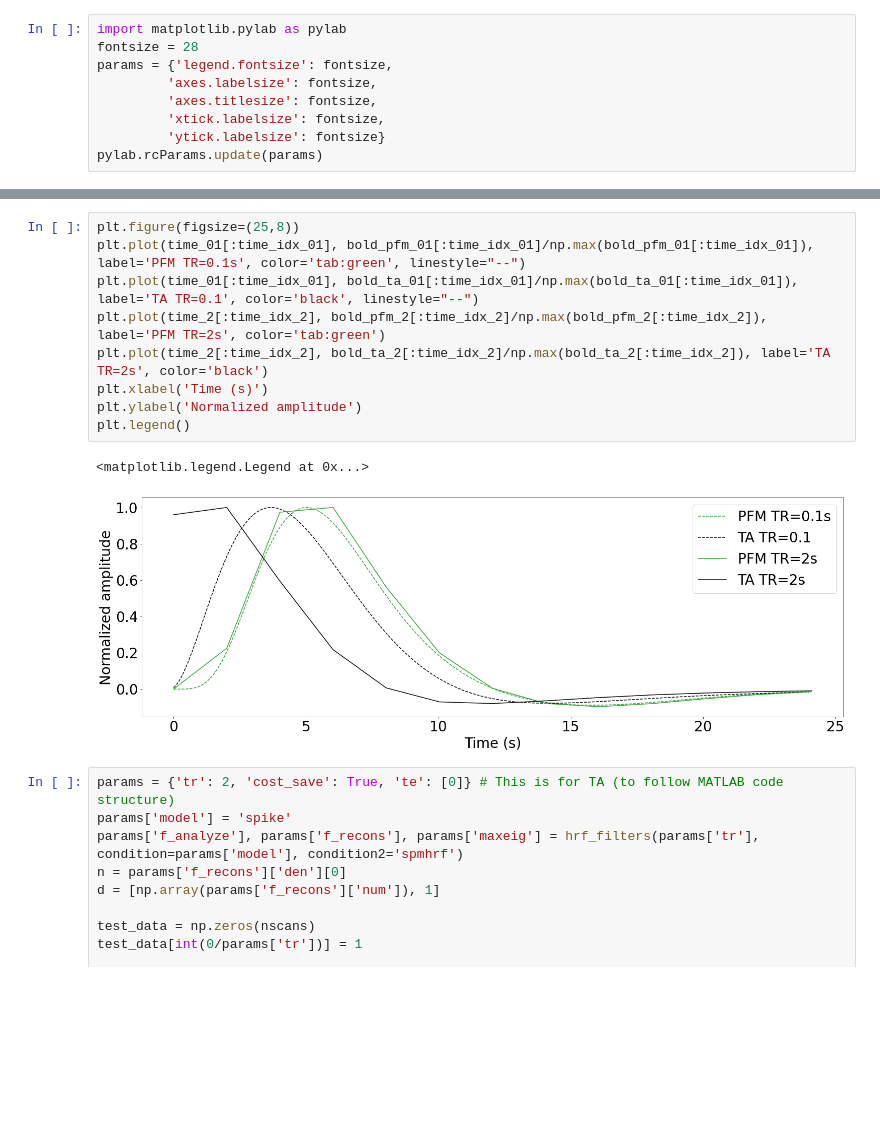
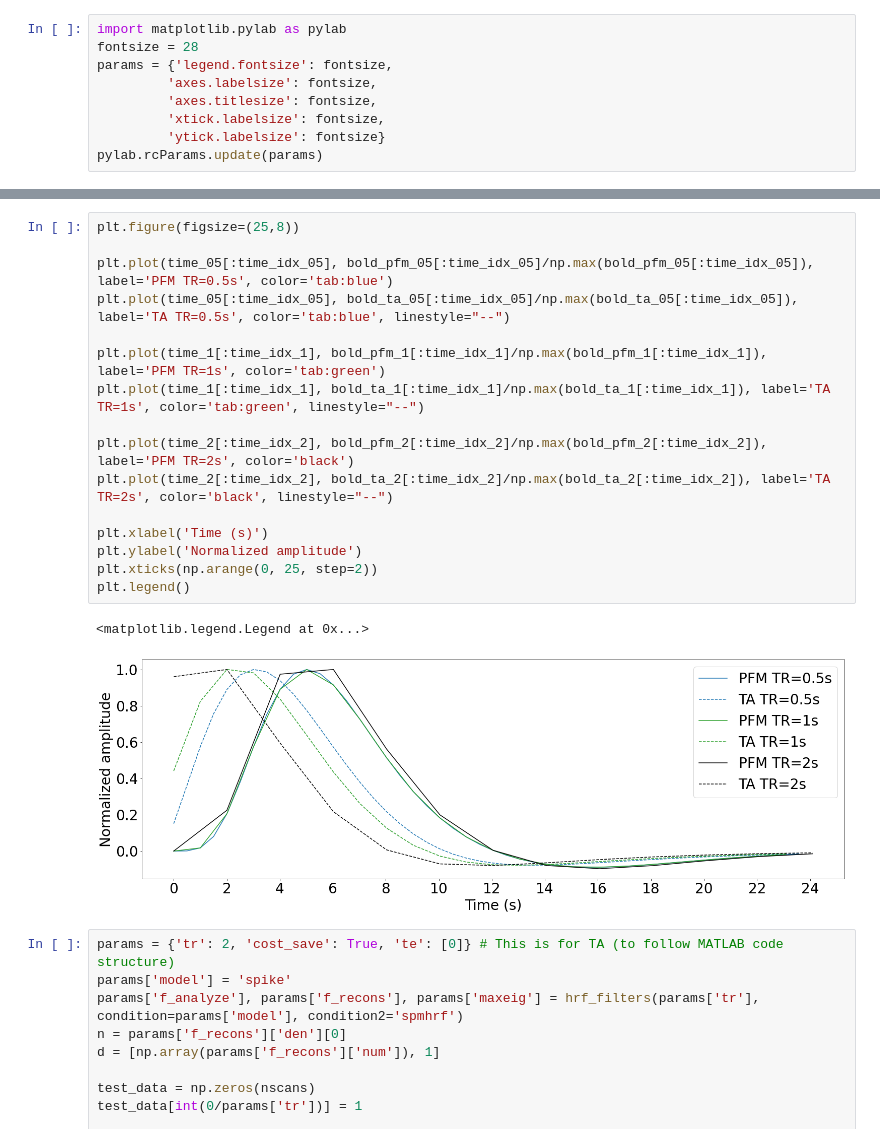
Before and after one commit to eurunuela/pfm_vs_ta, a Jupyter notebook: code/theory_and_methods_plots.ipynb, the cells around one changed output, grey strips where cells are left out. Saved outputs shown, nothing was run; the diff lists cells and outputs as text; blank space fills up the shorter version.

Commit message:
Updated HRFs figure and created notebook for comparing PFM and TA with different HRFs.

```diff
--- a/code/theory_and_methods_plots.ipynb
+++ b/code/theory_and_methods_plots.ipynb
@@ -75,15 +108,22 @@ Duration of HRF was not sufficient for specified model. Doubling duration and co
 # %%
 plt.figure(figsize=(25,8))
-plt.plot(time_01[:time_idx_01], bold_pfm_01[:time_idx_01]/np.max(bold_pfm_01[:time_idx_01]), label='PFM TR=0.1s', color='tab:green', linestyle="--")
-plt.plot(time_01[:time_idx_01], bold_ta_01[:time_idx_01]/np.max(bold_ta_01[:time_idx_01]), label='TA TR=0.1', color='black', linestyle="--")
-plt.plot(time_2[:time_idx_2], bold_pfm_2[:time_idx_2]/np.max(bold_pfm_2[:time_idx_2]), label='PFM TR=2s', color='tab:green')
-plt.plot(time_2[:time_idx_2], bold_ta_2[:time_idx_2]/np.max(bold_ta_2[:time_idx_2]), label='TA TR=2s', color='black')
+
+plt.plot(time_05[:time_idx_05], bold_pfm_05[:time_idx_05]/np.max(bold_pfm_05[:time_idx_05]), label='PFM TR=0.5s', color='tab:blue')
+plt.plot(time_05[:time_idx_05], bold_ta_05[:time_idx_05]/np.max(bold_ta_05[:time_idx_05]), label='TA TR=0.5s', color='tab:blue', linestyle="--")
+
+plt.plot(time_1[:time_idx_1], bold_pfm_1[:time_idx_1]/np.max(bold_pfm_1[:time_idx_1]), label='PFM TR=1s', color='tab:green')
+plt.plot(time_1[:time_idx_1], bold_ta_1[:time_idx_1]/np.max(bold_ta_1[:time_idx_1]), label='TA TR=1s', color='tab:green', linestyle="--")
+
+plt.plot(time_2[:time_idx_2], bold_pfm_2[:time_idx_2]/np.max(bold_pfm_2[:time_idx_2]), label='PFM TR=2s', color='black')
+plt.plot(time_2[:time_idx_2], bold_ta_2[:time_idx_2]/np.max(bold_ta_2[:time_idx_2]), label='TA TR=2s', color='black', linestyle="--")
+
 plt.xlabel('Time (s)')
 plt.ylabel('Normalized amplitude')
+plt.xticks(np.arange(0, 25, step=2))
 plt.legend()
 # %% [output]
 <matplotlib.legend.Legend at 0x...>
-[figure, old version]
+[figure, new version]
 # %%
 params = {'tr': 2, 'cost_save': True, 'te': [0]} # This is for TA (to follow MATLAB code structure)
 params['model'] = 'spike'
```
Also changed, not shown: parts of 1 cell of this notebook, 8 other files.
